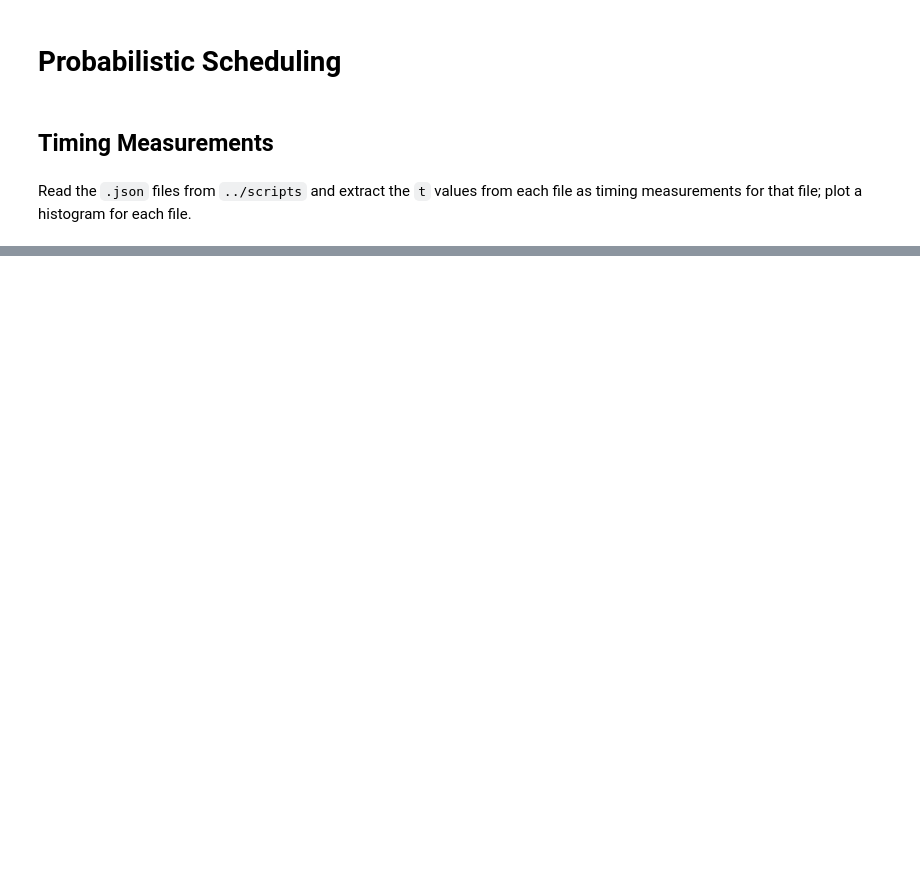
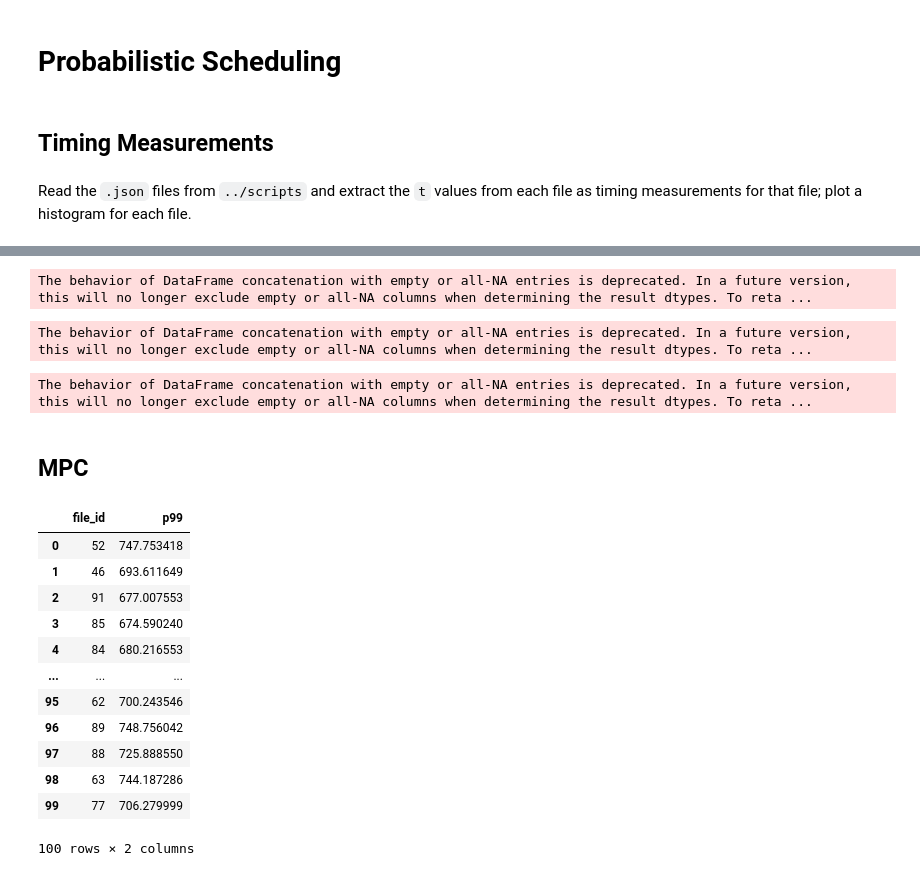
Before and after one commit to shengjiex98/pwcet-safety, a Jupyter notebook: plotting/plot.ipynb, the cells around one changed output, grey strips where cells are left out. Cells and saved outputs as stored; diff of their text form; code cells hidden in the pictures; blank space fills up the shorter version.

```diff
--- a/plotting/plot.ipynb
+++ b/plotting/plot.ipynb
@@ -179,0 +133,21 @@ The behavior of DataFrame concatenation with empty or all-NA entries is deprecat
+# %%
+fig_fj = plot_job_id(F1T_jpeg)
+# .update_layout(title="F1/10 Car w/ JPEG Timing Data")
+# .update_layout(title="F1/10 Car Deviation w/ JPEG Compression Execution Time Distribution")
+fig_fj
+# %% [output]
+The behavior of DataFrame concatenation with empty or all-NA entries is deprecated. In a future version, this will no longer exclude empty or all-NA columns when determining the result dtypes. To reta ...
+# %%
+fig_cs = plot_job_id(CC2_synt)
+# .update_layout(title="Cruise Control")
+# .update_layout(title="Cruise Control Deviation w/ Synthetic (Pareto) Execution Time Distribution")
+fig_cs
+# %% [output]
+The behavior of DataFrame concatenation with empty or all-NA entries is deprecated. In a future version, this will no longer exclude empty or all-NA columns when determining the result dtypes. To reta ...
+# %%
+fig_cf = plot_job_id(CC2_huff)
+# .update_layout(title="Cruise Control w/ Huffbench Timing Data")
+# .update_layout(title="Cruise Control Deviation w/ Huffbench Execution Time Distribution")
+fig_cf
+# %% [output]
+The behavior of DataFrame concatenation with empty or all-NA entries is deprecated. In a future version, this will no longer exclude empty or all-NA columns when determining the result dtypes. To reta ...
@@ -179,0 +159,52 @@ The behavior of DataFrame concatenation with empty or all-NA entries is deprecat
+# %% [markdown]
+## MPC
+# %%
+import pandas as pd
+import glob
+import os
+import plotly.express as px
+
+# Create an empty list to store the data
+data = []
+
+job_id = 44181668
+data_dir = os.path.join(
+    project_dir,
+    'data-proxy',
+    'mpc-flags-uniform-period',
+    'y',
+    f'{job_id}'
+)
+
+# Loop through all CSV files using glob
+for file in glob.glob(os.path.join(data_dir, "*.csv")):
+    # Extract the file number from the filename
+    file_id = int(os.path.basename(file).split('-')[-1].split('.')[0])
+
+    # Read the CSV file (without header)
+    df = pd.read_csv(file, header=None, names=['hit_chance', 'period', 'low', 'p99', 'high'])
+
+    # Check the condition and get the 'p99' value of the first row that satisfies 'p > 0.25'
+    filtered_df = df[df['hit_chance'] > 0.25]
+    if not filtered_df.empty:
+        first_p99 = filtered_df.iloc[0]['p99']
+        # Append the file number and corresponding p99 value to the list
+        data.append({'file_id': file_id, 'p99': first_p99})
+
+# Create a DataFrame from the collected data
+result_df = pd.DataFrame(data)
+result_df
+# %% [output]
+|  | file_id | p99 |
+| 0 | 52 | 747.753418 |
+| 1 | 46 | 693.611649 |
+| 2 | 91 | 677.007553 |
+| 3 | 85 | 674.590240 |
+| 4 | 84 | 680.216553 |
+| ... | ... | ... |
+| 95 | 62 | 700.243546 |
+| 96 | 89 | 748.756042 |
+| 97 | 88 | 725.888550 |
+| 98 | 63 | 744.187286 |
+| 99 | 77 | 706.279999 |
+100 rows × 2 columns
```
Also changed, not shown: parts of 13 cells of this notebook, 20 other files.
